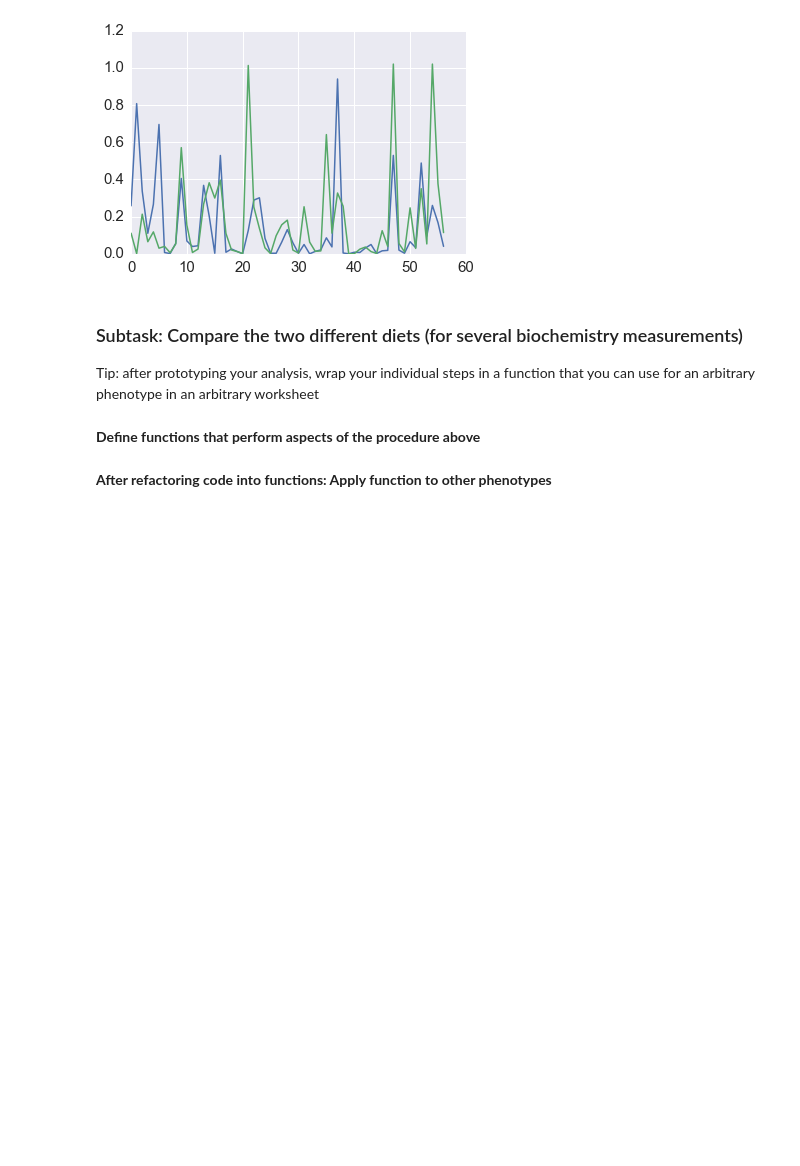
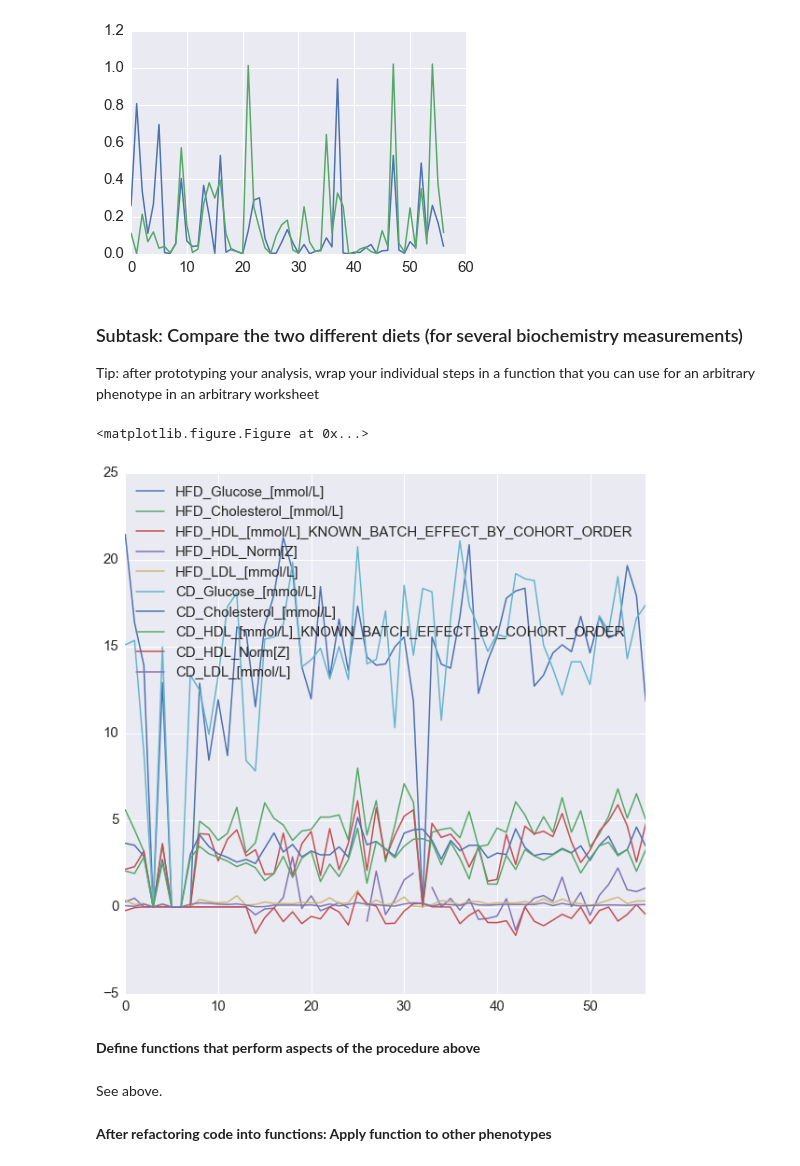
Before and after one commit to Telocontar/IntegratedBioinformatics, a Jupyter notebook: notebooks/Day2_Exploratory_Analysis.ipynb, the cells around one changed output. Cells and saved outputs as stored; diff of their text form; code cells hidden in the pictures; blank space fills up the shorter version.

```diff
--- a/notebooks/Day2_Exploratory_Analysis.ipynb
+++ b/notebooks/Day2_Exploratory_Analysis.ipynb
@@ -420,4 +479,11 @@ Tip: after prototyping your analysis, wrap your individual steps in a function t
+# %%
+compare_phenotypes("Biochemistry", phenotype_df, n=5)
+# %% [output]
+<matplotlib.figure.Figure at 0x...>
+[figure, added]
 # %% [markdown]
 __Define functions that perform aspects of the procedure above__
+# %% [markdown]
+See above.
 # %% [markdown]
 __After refactoring code into functions: Apply function to other phenotypes__
```
Also changed, not shown: parts of 11 cells of this notebook.
